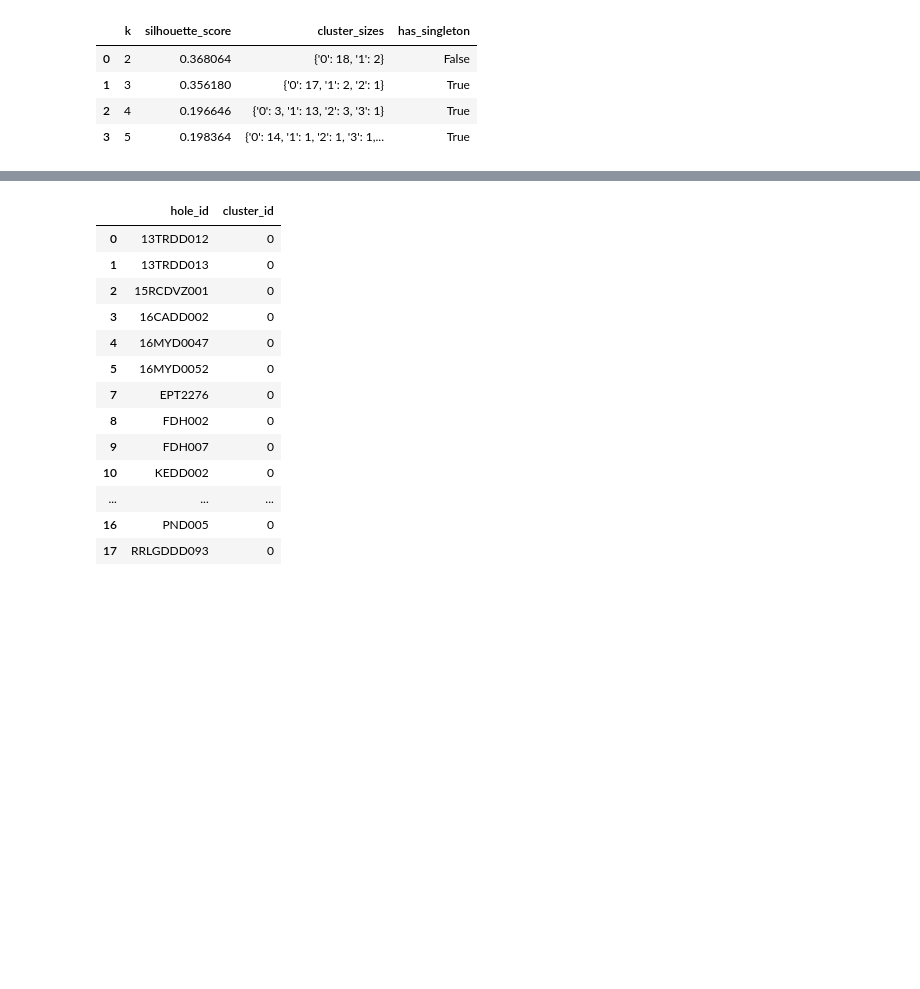
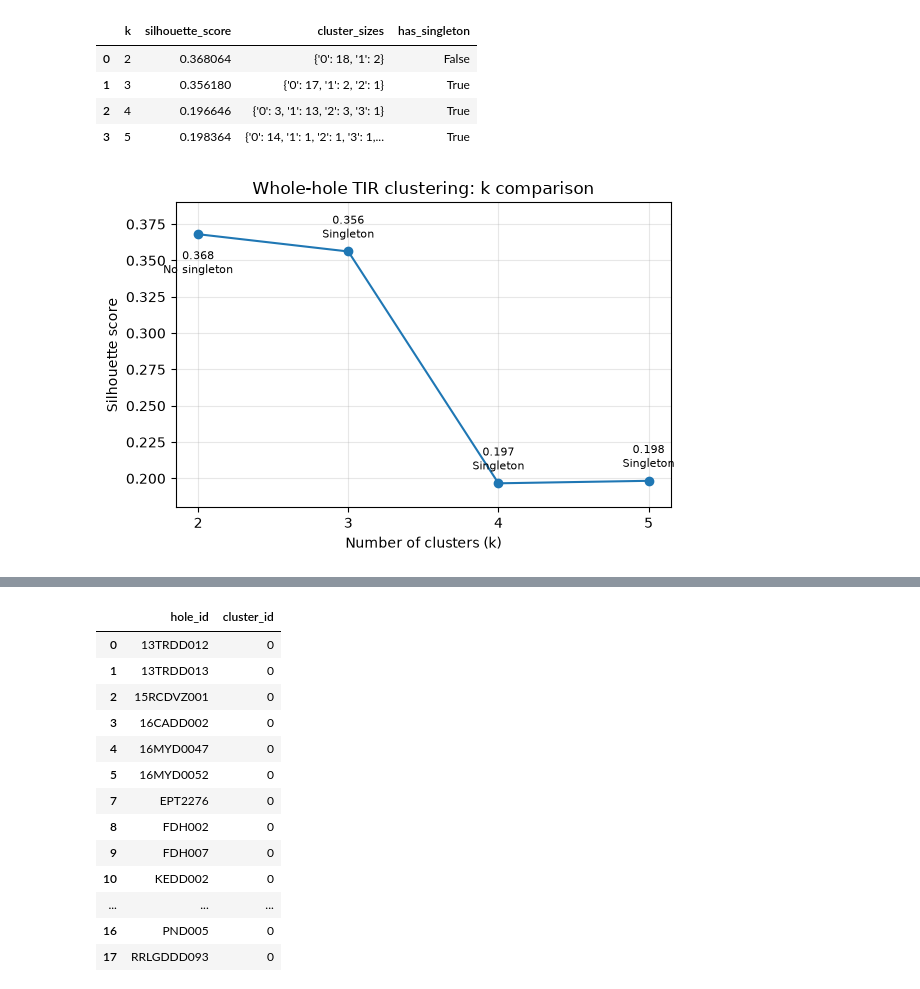
Before and after one commit to Danielccn8/gswa-hylogger-data-crunch, a Jupyter notebook: notebooks/30_clustering/02_tir_ujclst_clustering.ipynb, the cells around one changed output, grey strips where cells are left out. Cells and saved outputs as stored; diff of their text form; code cells hidden in the pictures; blank space fills up the shorter version.

```diff
--- a/notebooks/30_clustering/02_tir_ujclst_clustering.ipynb
+++ b/notebooks/30_clustering/02_tir_ujclst_clustering.ipynb
@@ -192,3 +242,38 @@ display(pd.DataFrame(results_by_k))
 | 1 | 3 | 0.356180 | {'0': 17, '1': 2, '2': 1} | True |
 | 2 | 4 | 0.196646 | {'0': 3, '1': 13, '2': 3, '3': 1} | True |
 | 3 | 5 | 0.198364 | {'0': 14, '1': 1, '2': 1, '3': 1,... | True |
+# %%
+k_df = pd.DataFrame(results_by_k)
+
+plt.figure(figsize=(6, 4))
+
+plt.plot(
+    k_df["k"],
+    k_df["silhouette_score"],
+    marker="o"
+)
+
+for _, row in k_df.iterrows():
+    status = "No singleton" if not row["has_singleton"] else "Singleton"
+    label = f'{row["silhouette_score"]:.3f}\n{status}'
+
+    plt.annotate(
+        label,
+        (row["k"], row["silhouette_score"]),
+        xytext=(0, -28 if row["k"] == 2 else 10),
+        textcoords="offset points",
+        ha="center",
+        fontsize=8
+    )
+
+plt.xticks(k_df["k"])
+plt.xlabel("Number of clusters (k)")
+plt.ylabel("Silhouette score")
+plt.title("Whole-hole TIR clustering: k comparison")
+plt.ylim(0.18, 0.39)
+plt.grid(alpha=0.3)
+
+plt.tight_layout()
+plt.show()
+# %% [output]
+[figure, added]
```
Also changed, not shown: parts of 19 cells of this notebook.
